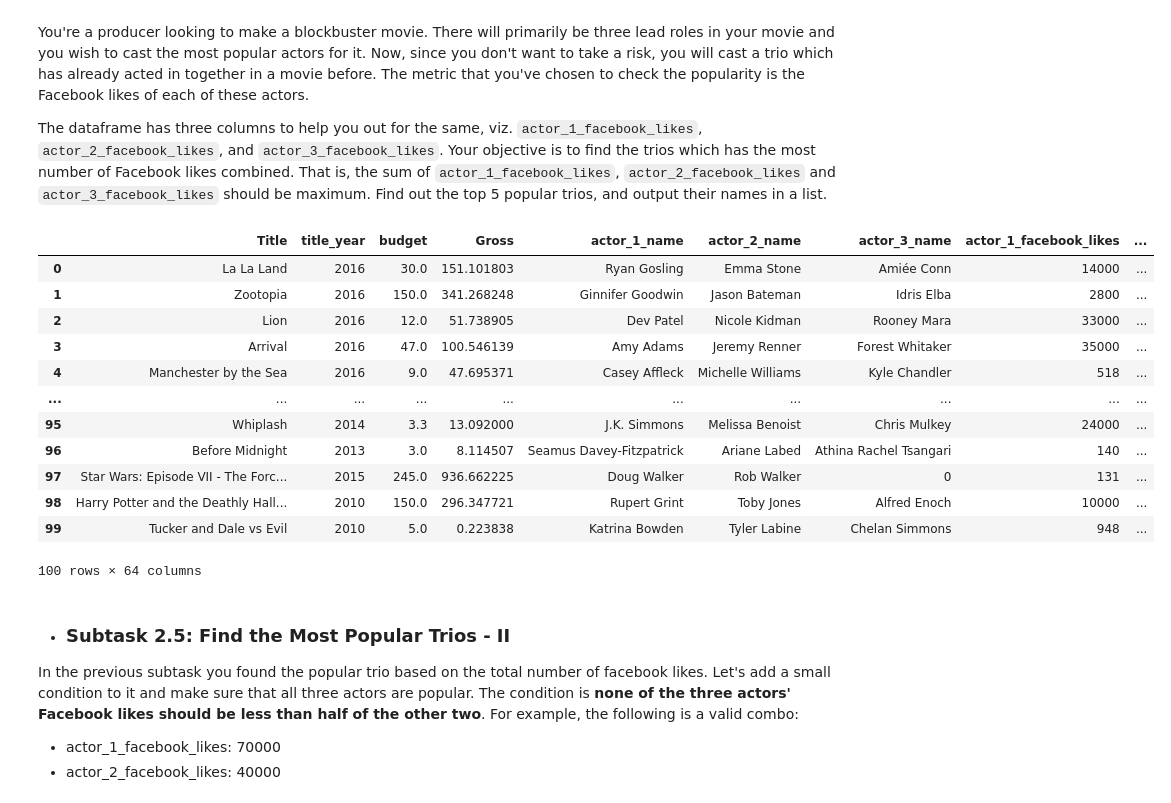
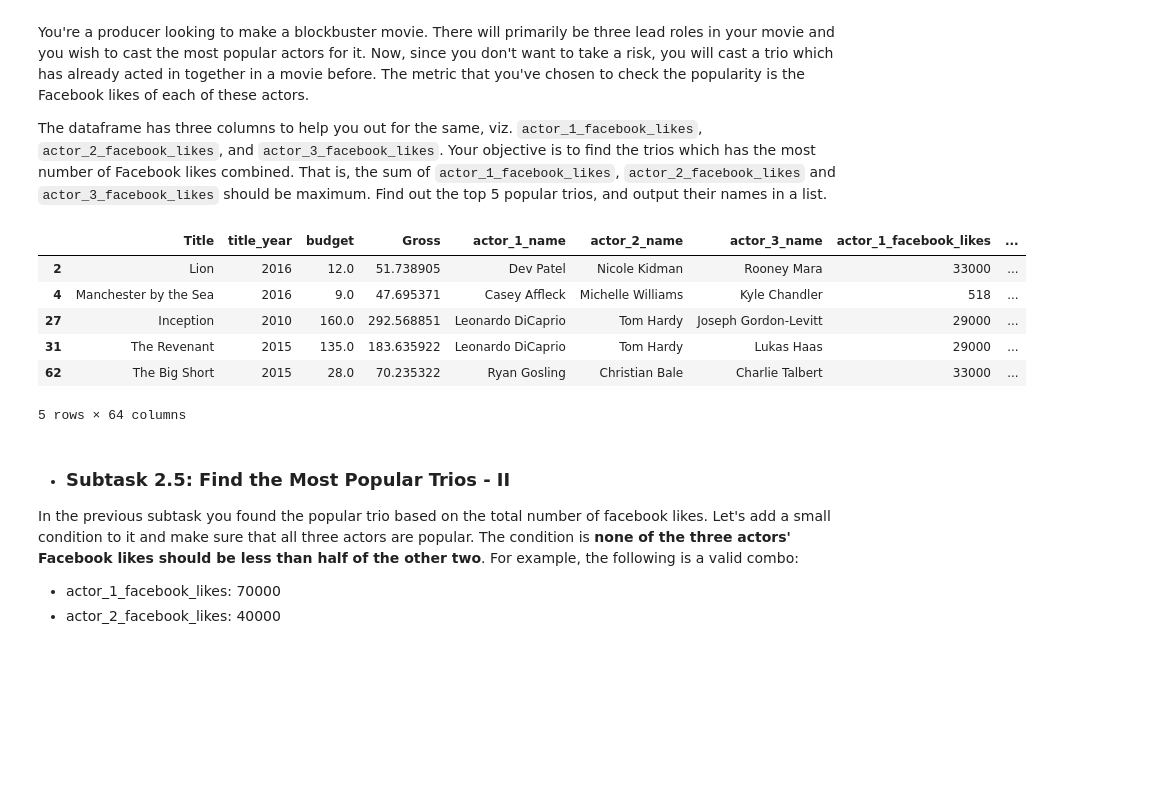
Before and after one commit to gokilapriya1808-AI/AI-ML-Assignments, a Jupyter notebook: IMDb+Movie+Assignment_gokila.ipynb, the cells around one changed output. Saved outputs shown, nothing was run; the diff lists cells and outputs as text; code cells hidden in the pictures; blank space fills up the shorter version.

```diff
--- a/IMDb+Movie+Assignment_gokila.ipynb
+++ b/IMDb+Movie+Assignment_gokila.ipynb
@@ -469,21 +469,16 @@ Find out the top 5 popular trios, and output their names in a list.
 # %%
 # Write your code here
 df['popular_actors'] = df[['actor_1_facebook_likes','actor_2_facebook_likes','actor_2_facebook_likes']].sum(axis=1)
-df.sort_values(by='popular_actors',ascending=False)
+df_new = df.sort_values(by='popular_actors',ascending=False).iloc[0:5]
+df_new
 # %% [output]
 |  | Title | title_year | budget | Gross | actor_1_name | actor_2_name | actor_3_name | actor_1_facebook_likes | ... |
-| 0 | La La Land | 2016 | 30.0 | 151.101803 | Ryan Gosling | Emma Stone | Amiée Conn | 14000 | ... |
-| 1 | Zootopia | 2016 | 150.0 | 341.268248 | Ginnifer Goodwin | Jason Bateman | Idris Elba | 2800 | ... |
 | 2 | Lion | 2016 | 12.0 | 51.738905 | Dev Patel | Nicole Kidman | Rooney Mara | 33000 | ... |
-| 3 | Arrival | 2016 | 47.0 | 100.546139 | Amy Adams | Jeremy Renner | Forest Whitaker | 35000 | ... |
 | 4 | Manchester by the Sea | 2016 | 9.0 | 47.695371 | Casey Affleck | Michelle Williams | Kyle Chandler | 518 | ... |
-| ... | ... | ... | ... | ... | ... | ... | ... | ... | ... |
-| 95 | Whiplash | 2014 | 3.3 | 13.092000 | J.K. Simmons | Melissa Benoist | Chris Mulkey | 24000 | ... |
-| 96 | Before Midnight | 2013 | 3.0 | 8.114507 | Seamus Davey-Fitzpatrick | Ariane Labed | Athina Rachel Tsangari | 140 | ... |
-| 97 | Star Wars: Episode VII - The Forc... | 2015 | 245.0 | 936.662225 | Doug Walker | Rob Walker | 0 | 131 | ... |
-| 98 | Harry Potter and the Deathly Hall... | 2010 | 150.0 | 296.347721 | Rupert Grint | Toby Jones | Alfred Enoch | 10000 | ... |
-| 99 | Tucker and Dale vs Evil | 2010 | 5.0 | 0.223838 | Katrina Bowden | Tyler Labine | Chelan Simmons | 948 | ... |
+| 27 | Inception | 2010 | 160.0 | 292.568851 | Leonardo DiCaprio | Tom Hardy | Joseph Gordon-Levitt | 29000 | ... |
+| 31 | The Revenant | 2015 | 135.0 | 183.635922 | Leonardo DiCaprio | Tom Hardy | Lukas Haas | 29000 | ... |
+| 62 | The Big Short | 2015 | 28.0 | 70.235322 | Ryan Gosling | Christian Bale | Charlie Talbert | 33000 | ... |
-100 rows × 64 columns
+5 rows × 64 columns
 # %% [markdown]
 - ### Subtask 2.5: Find the Most Popular Trios - II
 
```
Also changed, not shown: parts of 6 cells of this notebook.
